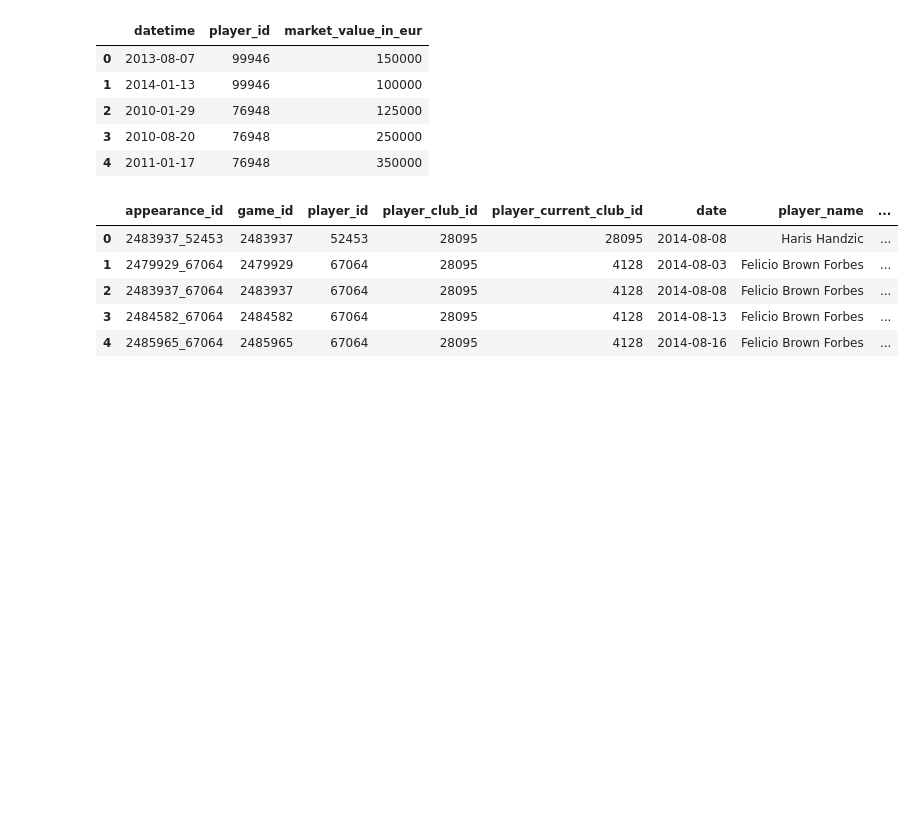
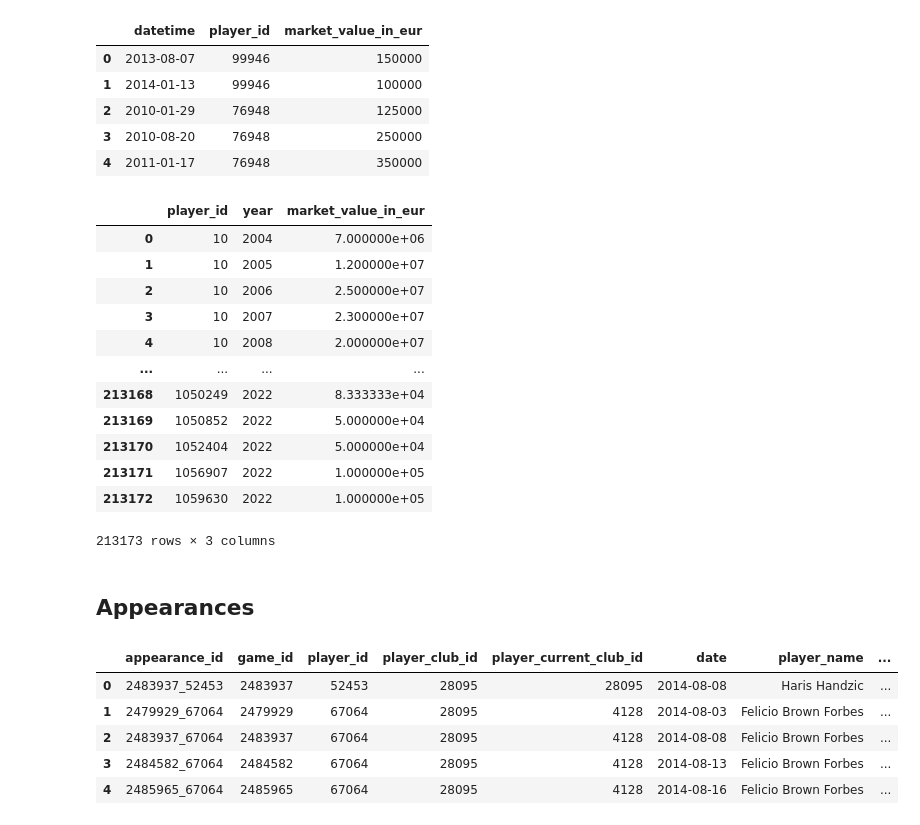
Before and after one commit to nicholasdieke/football-player-valuations, a Jupyter notebook: football_transfer_prediction.ipynb, the cells around one changed output. Drawn from its saved outputs; the diff is of its cells as text; code cells hidden in the pictures; blank space fills up the shorter version.

```diff
--- a/football_transfer_prediction.ipynb
+++ b/football_transfer_prediction.ipynb
@@ -60,4 +56,27 @@ player_valuations.head()
 | 2 | 2010-01-29 | 76948 | 125000 |
 | 3 | 2010-08-20 | 76948 | 250000 |
 | 4 | 2011-01-17 | 76948 | 350000 |
+# %%
+player_valuations['datetime'] = pd.to_datetime(player_valuations['datetime'])
+player_valuations['year'] = player_valuations['datetime'].dt.year
+player_valuations = player_valuations.drop(columns=['datetime'])
+
+player_mean_year_val = player_valuations.groupby(['player_id', 'year'])['market_value_in_eur'].mean().reset_index()
+player_mean_year_val
+# %% [output]
+|  | player_id | year | market_value_in_eur |
+| 0 | 10 | 2004 | 7.000000e+06 |
+| 1 | 10 | 2005 | 1.200000e+07 |
+| 2 | 10 | 2006 | 2.500000e+07 |
+| 3 | 10 | 2007 | 2.300000e+07 |
+| 4 | 10 | 2008 | 2.000000e+07 |
+| ... | ... | ... | ... |
+| 213168 | 1050249 | 2022 | 8.333333e+04 |
+| 213169 | 1050852 | 2022 | 5.000000e+04 |
+| 213170 | 1052404 | 2022 | 5.000000e+04 |
+| 213171 | 1056907 | 2022 | 1.000000e+05 |
+| 213172 | 1059630 | 2022 | 1.000000e+05 |
+213173 rows × 3 columns
+# %% [markdown]
+## Appearances
 # %%
```
Also changed, not shown: parts of 15 cells of this notebook.
